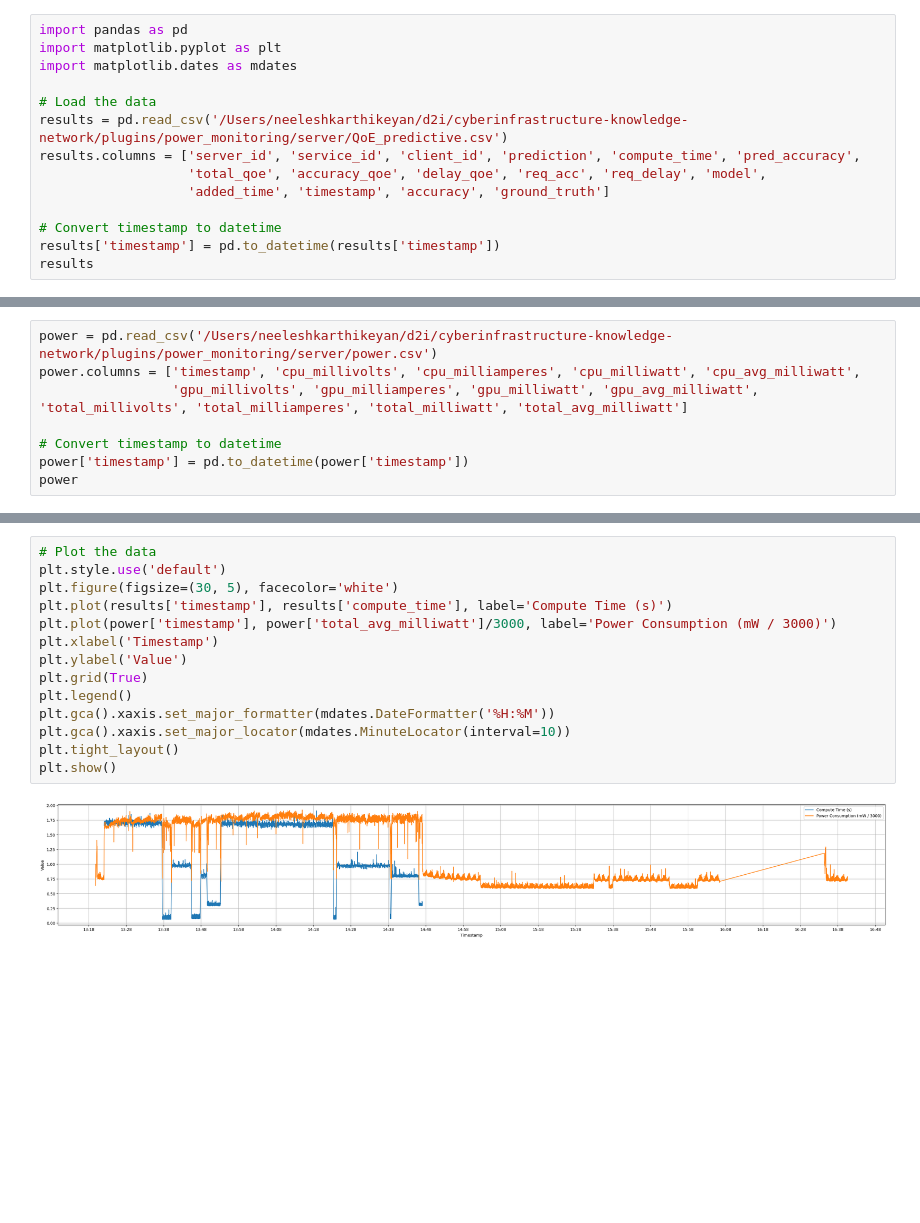
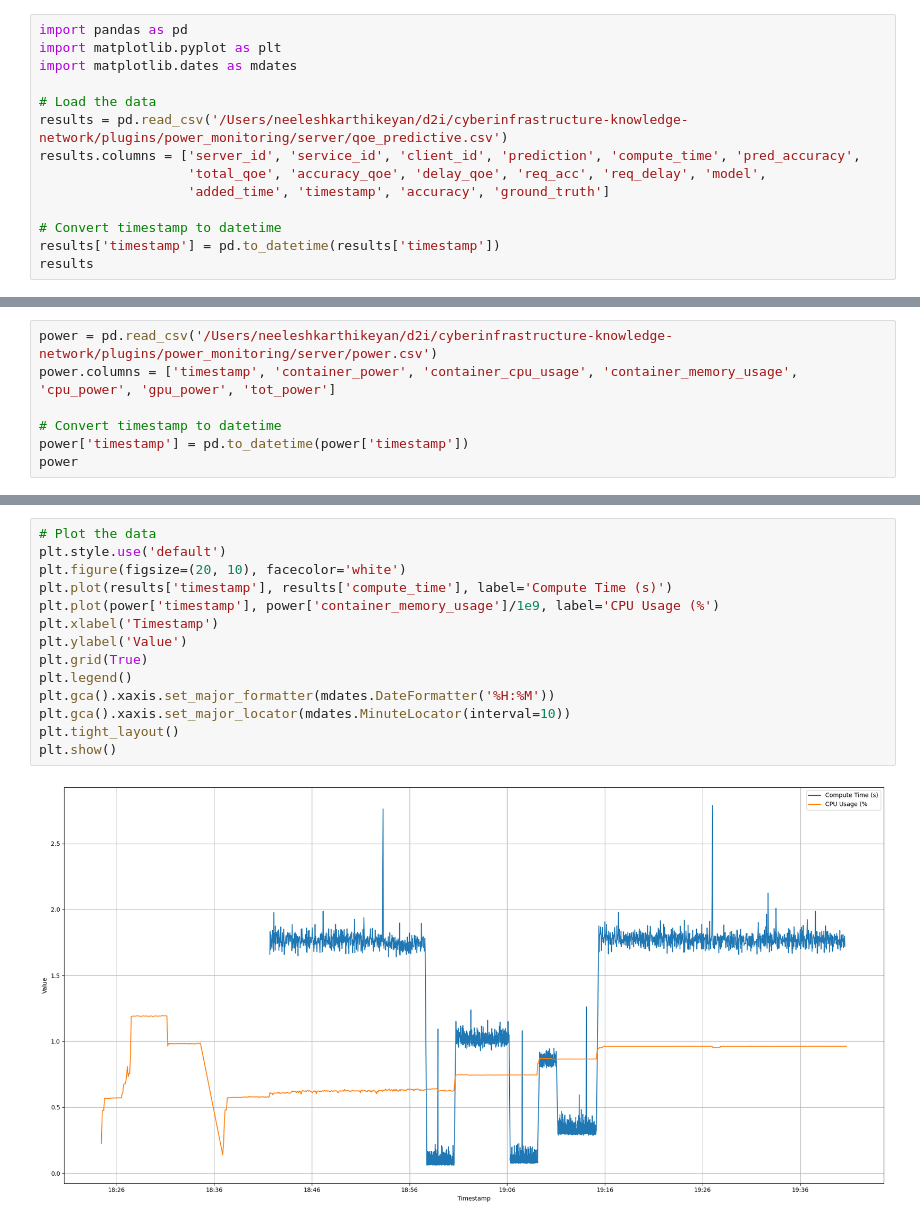
Before and after one commit to Data-to-Insight-Center/cyberinfrastructure-knowledge-network, a Jupyter notebook: plugins/power_monitoring/analysis.ipynb, the cells around one changed output, grey strips where cells are left out. Saved outputs shown, nothing was run; the diff lists cells and outputs as text; blank space fills up the shorter version.

Commit message:
dump 09_27 results

```diff
--- a/plugins/power_monitoring/analysis.ipynb
+++ b/plugins/power_monitoring/analysis.ipynb
@@ -4,7 +4,7 @@ import matplotlib.pyplot as plt
 import matplotlib.dates as mdates
 
 # Load the data
-results = pd.read_csv('/Users/neeleshkarthikeyan/d2i/cyberinfrastructure-knowledge-network/plugins/power_monitoring/server/QoE_predictive.csv')
+results = pd.read_csv('/Users/neeleshkarthikeyan/d2i/cyberinfrastructure-knowledge-network/plugins/power_monitoring/server/qoe_predictive.csv')
 results.columns = ['server_id', 'service_id', 'client_id', 'prediction', 'compute_time', 'pred_accuracy',
                    'total_qoe', 'accuracy_qoe', 'delay_qoe', 'req_acc', 'req_delay', 'model',
                    'added_time', 'timestamp', 'accuracy', 'ground_truth']
@@ -29,7 +29,6 @@ results
 # %%
 power = pd.read_csv('/Users/neeleshkarthikeyan/d2i/cyberinfrastructure-knowledge-network/plugins/power_monitoring/server/power.csv')
-power.columns = ['timestamp', 'cpu_millivolts', 'cpu_milliamperes', 'cpu_milliwatt', 'cpu_avg_milliwatt',
-                 'gpu_millivolts', 'gpu_milliamperes', 'gpu_milliwatt', 'gpu_avg_milliwatt', 'total_millivolts', 'total_milliamperes', 'total_milliwatt', 'total_avg_milliwatt']
+power.columns = ['timestamp', 'container_power', 'container_cpu_usage', 'container_memory_usage', 'cpu_power', 'gpu_power', 'tot_power']
 
 # Convert timestamp to datetime
 power['timestamp'] = pd.to_datetime(power['timestamp'])
@@ -129,16 +117,16 @@ plt.show()
 # %%
 # Plot the data
 plt.style.use('default')
-plt.figure(figsize=(30, 5), facecolor='white')
+plt.figure(figsize=(20, 10), facecolor='white')
 plt.plot(results['timestamp'], results['compute_time'], label='Compute Time (s)')
-plt.plot(power['timestamp'], power['total_avg_milliwatt']/3000, label='Power Consumption (mW / 3000)')
+plt.plot(power['timestamp'], power['container_memory_usage']/1e9, label='CPU Usage (%')
 plt.xlabel('Timestamp')
 plt.ylabel('Value')
 plt.grid(True)
 plt.legend()
 plt.gca().xaxis.set_major_formatter(mdates.DateFormatter('%H:%M'))
 plt.gca().xaxis.set_major_locator(mdates.MinuteLocator(interval=10))
 plt.tight_layout()
 plt.show()
 # %% [output]
-[figure, old version]
+[figure, new version]
```
Also changed, not shown: parts of 7 cells of this notebook, 5 other files.
